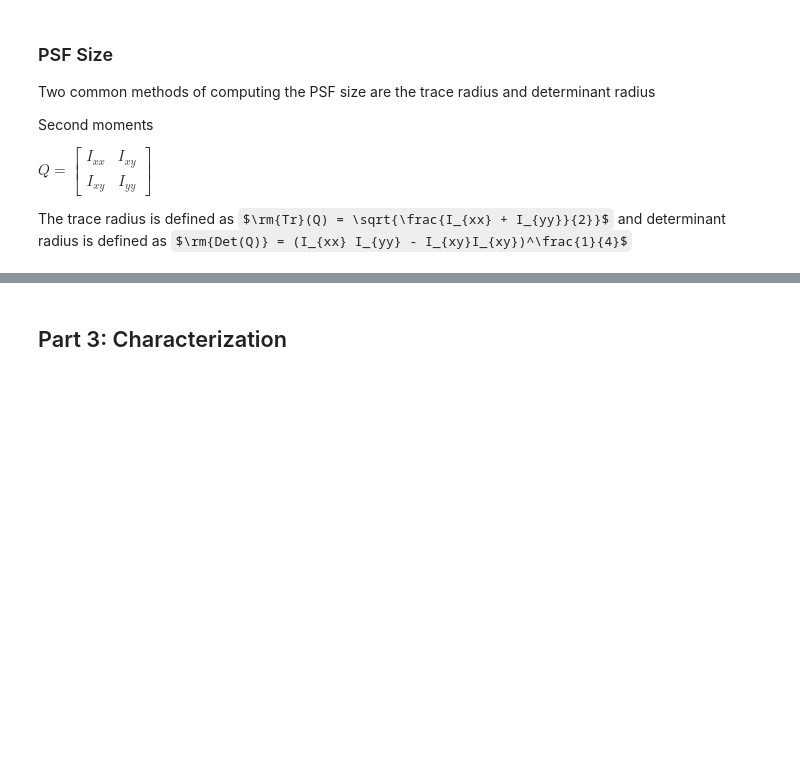
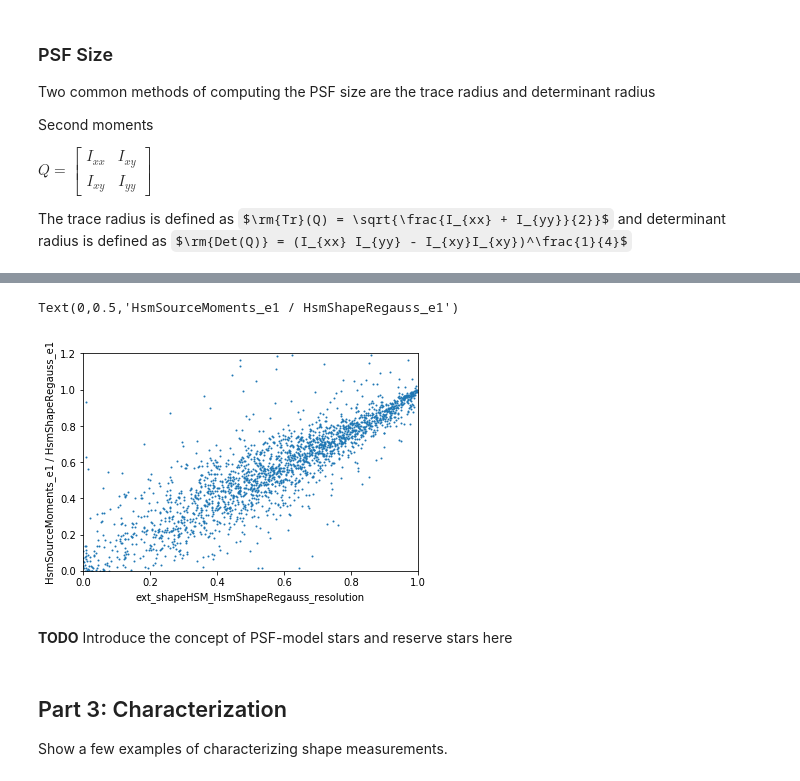
Before and after one commit to lsst-sitcom/notebooks, a Jupyter notebook: image_quality_demo.ipynb, the cells around one changed output, grey strips where cells are left out. Saved outputs shown, nothing was run; the diff lists cells and outputs as text; code cells hidden in the pictures; some formulas as TeX source; blank space fills up the shorter version.

```diff
--- a/image_quality_demo.ipynb
+++ b/image_quality_demo.ipynb
@@ -154,2 +281,21 @@ plt.ylabel('y')
+# %%
+i_xx, i_yy, i_xy = src['ext_shapeHSM_HsmSourceMoments_xx'], src['ext_shapeHSM_HsmSourceMoments_yy'], src['ext_shapeHSM_HsmSourceMoments_xy']
+e1_non_psf_corrected = (i_xx - i_yy) / (i_xx + i_yy)
+ratio = e1_non_psf_corrected / src['ext_shapeHSM_HsmShapeRegauss_e1']
+#trace_radius = np.sqrt((src['base_SdssShape_xx'] + src['base_SdssShape_yy']) / 2.)
+
+plt.figure()
+plt.scatter(src['ext_shapeHSM_HsmShapeRegauss_resolution'], ratio, s=1)
+plt.xlim(0., 1.)
+plt.ylim(0., 1.2)
+plt.xlabel('ext_shapeHSM_HsmShapeRegauss_resolution')
+plt.ylabel('HsmSourceMoments_e1 / HsmShapeRegauss_e1')
+# %% [output]
+Text(0,0.5,'HsmSourceMoments_e1 / HsmShapeRegauss_e1')
+[figure, added]
+# %% [markdown]
+**TODO** Introduce the concept of PSF-model stars and reserve stars here
 # %% [markdown]
 ## Part 3: Characterization
+
+Show a few examples of characterizing shape measurements.
```
Also changed, not shown: parts of 25 cells of this notebook.
